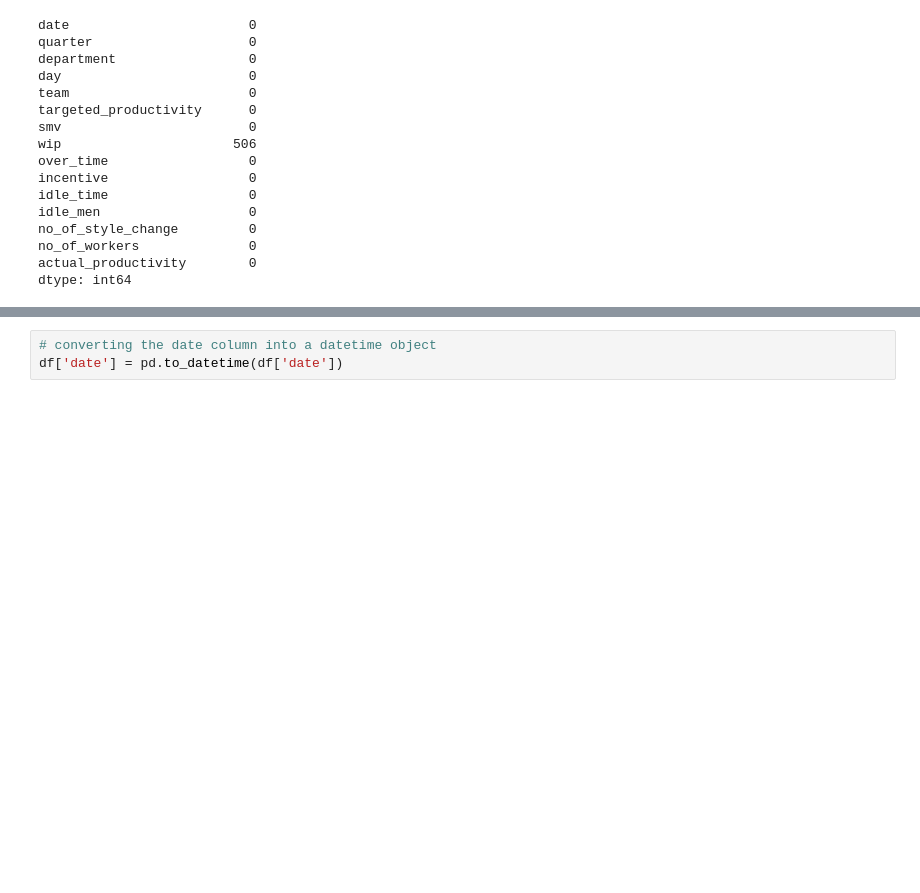
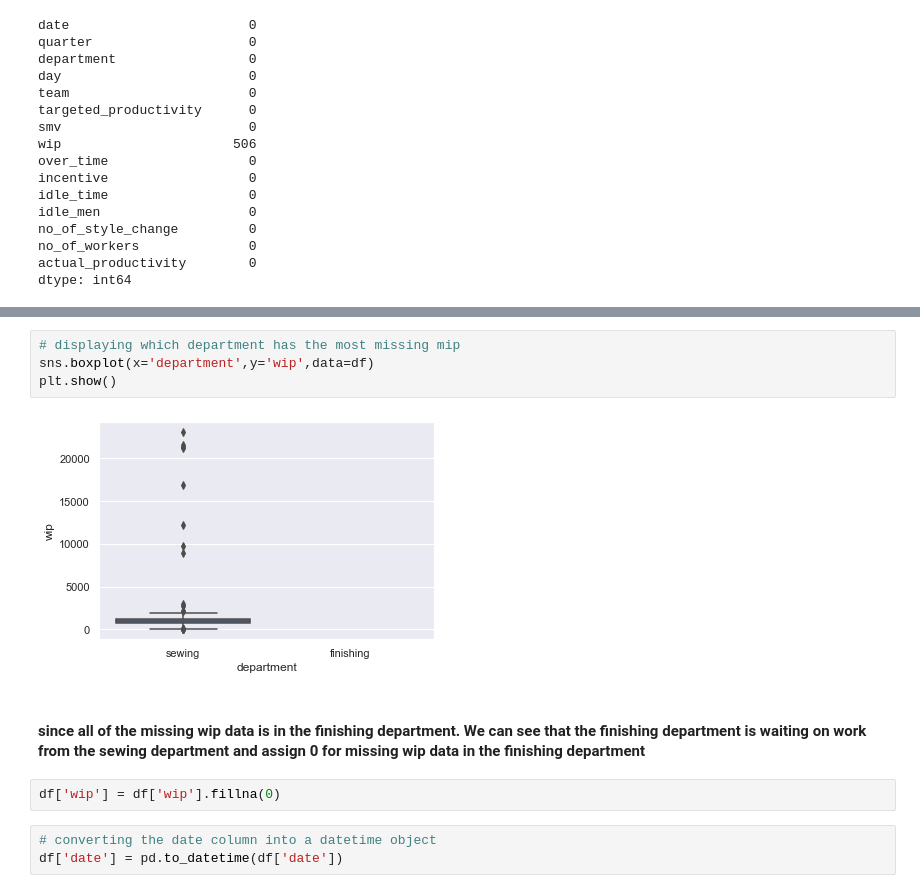
Before and after one commit to faithfulalabi/Garment_Employees_Productivity, a Jupyter notebook: Garment_Employees.ipynb, the cells around one changed output, grey strips where cells are left out. Drawn from its saved outputs; the diff is of its cells as text; blank space fills up the shorter version.

```diff
--- a/Garment_Employees.ipynb
+++ b/Garment_Employees.ipynb
@@ -138,3 +140,13 @@ dtype: int64
+# %%
+# displaying which department has the most missing mip
+sns.boxplot(x='department',y='wip',data=df)
+plt.show()
+# %% [output]
+[figure, added]
+# %% [markdown]
+#### since all of the missing wip data is in the finishing department. We can see that the finishing department is waiting on work from the sewing department and assign 0 for missing wip data in the finishing department
+# %%
+df['wip'] = df['wip'].fillna(0)
 # %%
 # converting the date column into a datetime object
 df['date'] = pd.to_datetime(df['date'])
```
Also changed, not shown: parts of 17 cells of this notebook, 2 other files.
